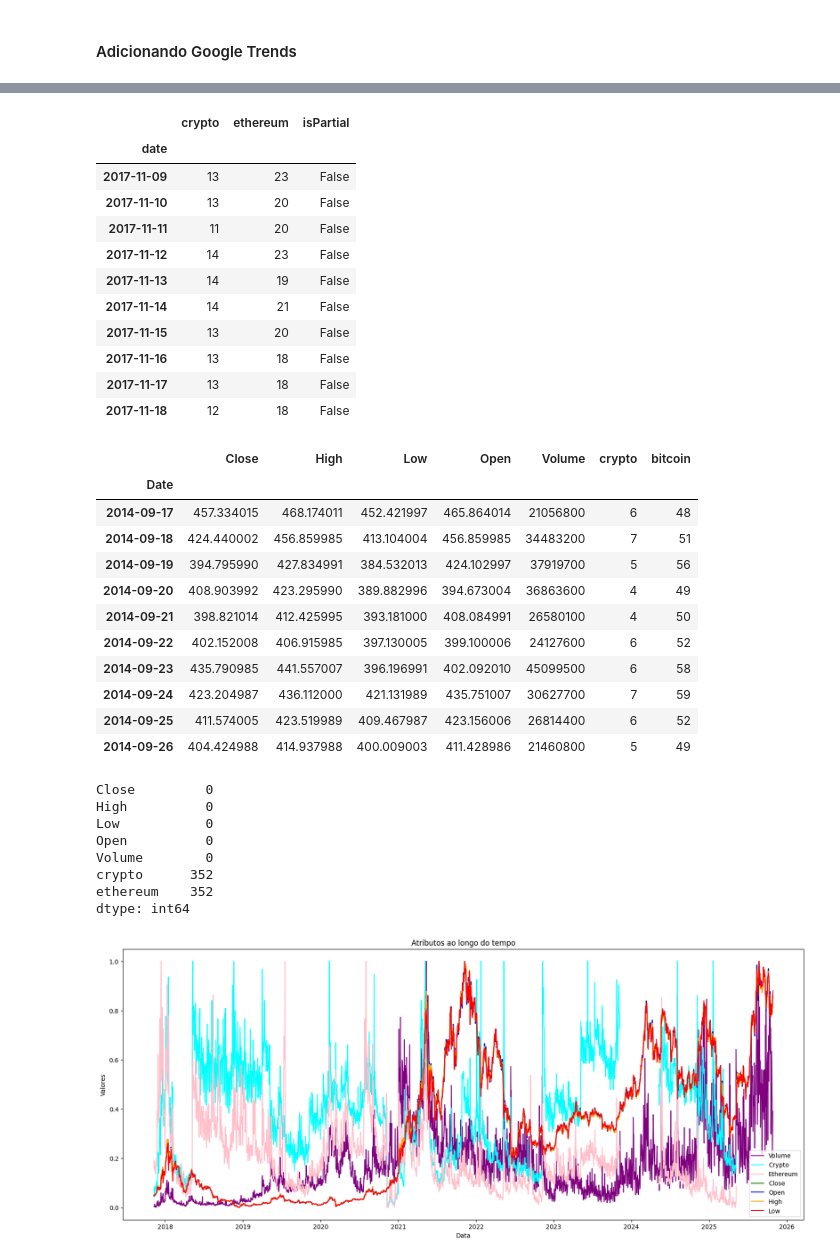
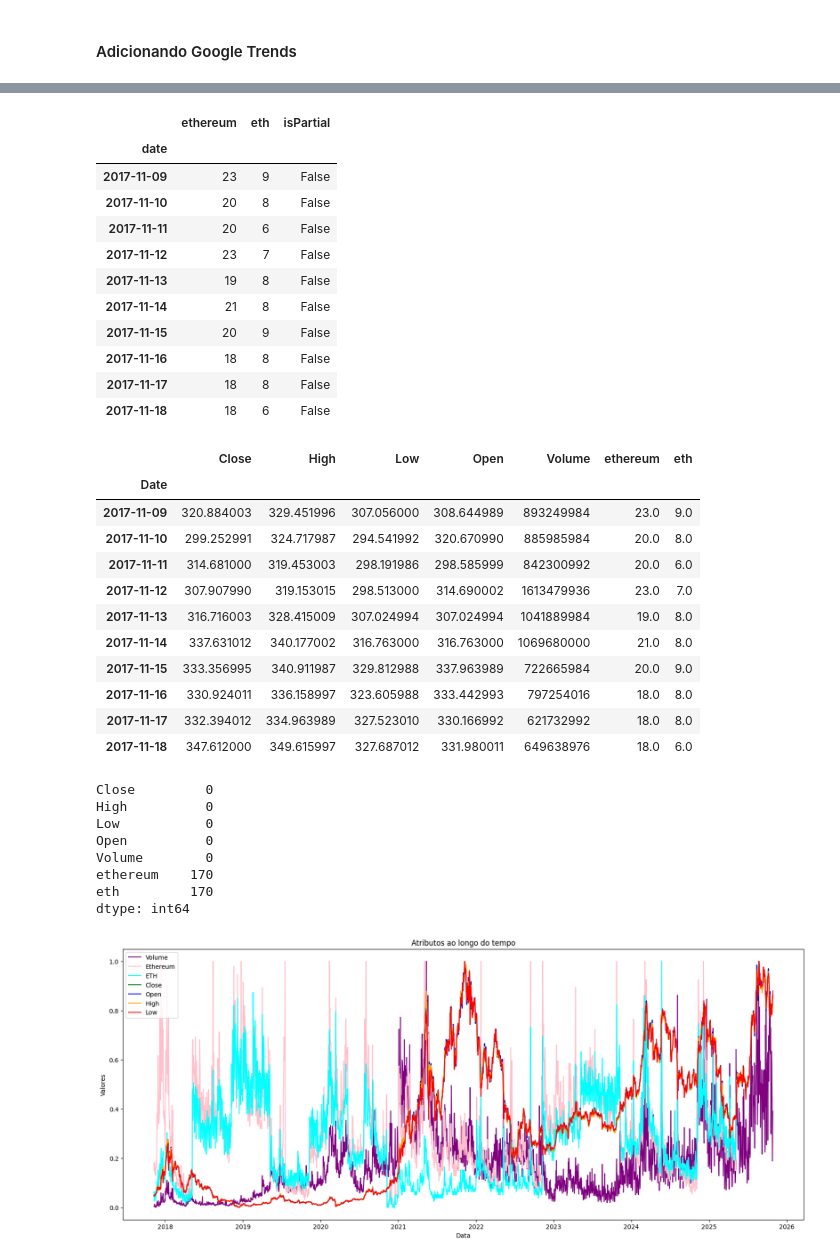
Before and after one commit to gusdiaso/crypto_predict, a Jupyter notebook: notebooks/ETH/02_data_eth_eda.ipynb, the cells around one changed output, grey strips where cells are left out. Cells and saved outputs as stored; diff of their text form; code cells hidden in the pictures.

```diff
--- a/notebooks/ETH/02_data_eth_eda.ipynb
+++ b/notebooks/ETH/02_data_eth_eda.ipynb
@@ -56,7 +56,7 @@ import time
 pytrends = TrendReq(hl='en-US', tz=360)
 
 # Termos que você quer pesquisar
-kw_list = ["ethereum", "eth", "nft"]
+kw_list = ["ethereum", "eth"]
 
 # Função para gerar intervalos anuais entre datas inicial e final
 def generate_halfyear_intervals(start_year, start_month, start_day, end_year, end_month, end_day):
@@ -90,7 +90,7 @@ for start, end in intervals:
         print(f"Erro ao buscar dados: {e}")
 
     # Espera para não ser bloqueado
-    time.sleep(60)
+    time.sleep(90)
 
 # Concatenar todos os intervalos em um único DataFrame
 interest_over_time_df = pd.concat(dfs)
@@ -118,39 +117,39 @@ Erro ao buscar dados: The request failed: Google returned a response with code 4
 # Mostrar os primeiros dados
 interest_over_time_df.head(10)
 # %% [output]
-|  | crypto | ethereum | isPartial |
+|  | ethereum | eth | isPartial |
 | date |  |  |  |
-| 2017-11-09 | 13 | 23 | False |
-| 2017-11-10 | 13 | 20 | False |
-| 2017-11-11 | 11 | 20 | False |
-| 2017-11-12 | 14 | 23 | False |
-| 2017-11-13 | 14 | 19 | False |
-| 2017-11-14 | 14 | 21 | False |
-| 2017-11-15 | 13 | 20 | False |
-| 2017-11-16 | 13 | 18 | False |
-| 2017-11-17 | 13 | 18 | False |
-| 2017-11-18 | 12 | 18 | False |
+| 2017-11-09 | 23 | 9 | False |
+| 2017-11-10 | 20 | 8 | False |
+| 2017-11-11 | 20 | 6 | False |
+| 2017-11-12 | 23 | 7 | False |
+| 2017-11-13 | 19 | 8 | False |
+| 2017-11-14 | 21 | 8 | False |
+| 2017-11-15 | 20 | 9 | False |
+| 2017-11-16 | 18 | 8 | False |
+| 2017-11-17 | 18 | 8 | False |
+| 2017-11-18 | 18 | 6 | False |
 # %%
 # Seleciona apenas as colunas de interesse do Google Trends
-trends_cols = interest_over_time_df[["ethereum", "eth", "nft"]]
+trends_cols = interest_over_time_df[["ethereum", "eth"]]
 
 # Faz o merge pelo índice de datas
 data_merged = data.merge(trends_cols, left_index=True, right_index=True, how='left')
 # %%
 data_merged.head(10)
 # %% [output]
-|  | Close | High | Low | Open | Volume | crypto | bitcoin |
+|  | Close | High | Low | Open | Volume | ethereum | eth |
 | Date |  |  |  |  |  |  |  |
-| 2014-09-17 | 457.334015 | 468.174011 | 452.421997 | 465.864014 | 21056800 | 6 | 48 |
-| 2014-09-18 | 424.440002 | 456.859985 | 413.104004 | 456.859985 | 34483200 | 7 | 51 |
-| 2014-09-19 | 394.795990 | 427.834991 | 384.532013 | 424.102997 | 37919700 | 5 | 56 |
-| 2014-09-20 | 408.903992 | 423.295990 | 389.882996 | 394.673004 | 36863600 | 4 | 49 |
-| 2014-09-21 | 398.821014 | 412.425995 | 393.181000 | 408.084991 | 26580100 | 4 | 50 |
-| 2014-09-22 | 402.152008 | 406.915985 | 397.130005 | 399.100006 | 24127600 | 6 | 52 |
-| 2014-09-23 | 435.790985 | 441.557007 | 396.196991 | 402.092010 | 45099500 | 6 | 58 |
-| 2014-09-24 | 423.204987 | 436.112000 | 421.131989 | 435.751007 | 30627700 | 7 | 59 |
-| 2014-09-25 | 411.574005 | 423.519989 | 409.467987 | 423.156006 | 26814400 | 6 | 52 |
-| 2014-09-26 | 404.424988 | 414.937988 | 400.009003 | 411.428986 | 21460800 | 5 | 49 |
+| 2017-11-09 | 320.884003 | 329.451996 | 307.056000 | 308.644989 | 893249984 | 23.0 | 9.0 |
+| 2017-11-10 | 299.252991 | 324.717987 | 294.541992 | 320.670990 | 885985984 | 20.0 | 8.0 |
+| 2017-11-11 | 314.681000 | 319.453003 | 298.191986 | 298.585999 | 842300992 | 20.0 | 6.0 |
+| 2017-11-12 | 307.907990 | 319.153015 | 298.513000 | 314.690002 | 1613479936 | 23.0 | 7.0 |
+| 2017-11-13 | 316.716003 | 328.415009 | 307.024994 | 307.024994 | 1041889984 | 19.0 | 8.0 |
+| 2017-11-14 | 337.631012 | 340.177002 | 316.763000 | 316.763000 | 1069680000 | 21.0 | 8.0 |
+| 2017-11-15 | 333.356995 | 340.911987 | 329.812988 | 337.963989 | 722665984 | 20.0 | 9.0 |
+| 2017-11-16 | 330.924011 | 336.158997 | 323.605988 | 333.442993 | 797254016 | 18.0 | 8.0 |
+| 2017-11-17 | 332.394012 | 334.963989 | 327.523010 | 330.166992 | 621732992 | 18.0 | 8.0 |
+| 2017-11-18 | 347.612000 | 349.615997 | 327.687012 | 331.980011 | 649638976 | 18.0 | 6.0 |
 # %%
 data_merged.isna().sum()
 # %% [output]
@@ -159,8 +158,8 @@ High          0
 Low           0
 Open          0
 Volume        0
-crypto      352
-ethereum    352
+ethereum    170
+eth         170
 dtype: int64
 # %%
 # data_merged.drop(columns="bitcoin")
@@ -173,23 +172,22 @@ data_scaled = pd.DataFrame(scaled_data, columns=data_merged.columns, index=data_
 # %%
 plt.figure(figsize=(20,8))
 
 plt.plot(data_scaled.index, data_scaled['Volume'], label='Volume', color='purple')
 plt.plot(data_scaled.index, data_scaled['ethereum'], label='Ethereum', color='pink')
 plt.plot(data_scaled.index, data_scaled['eth'], label='ETH', color='cyan')
-plt.plot(data_scaled.index, data_scaled['nft'], label='NFT', color='black')
 plt.plot(data_scaled.index, data_scaled['Close'], label='Close', color='green')
 plt.plot(data_scaled.index, data_scaled['Open'], label='Open', color='blue')
 plt.plot(data_scaled.index, data_scaled['High'], label='High', color='orange')
 plt.plot(data_scaled.index, data_scaled['Low'], label='Low', color='red')
 
 
 plt.title('Atributos ao longo do tempo')
 plt.xlabel('Data')
 plt.ylabel('Valores')
 plt.legend()
 plt.show()
 # %% [output]
-[figure, old version]
+[figure, new version]
 # %%
 plt.figure(figsize=(10, 8))
 sns.heatmap(data_merged.corr(), annot=True, cmap="YlGn", fmt=".2f")
```
Also changed, not shown: parts of 2 cells of this notebook.
